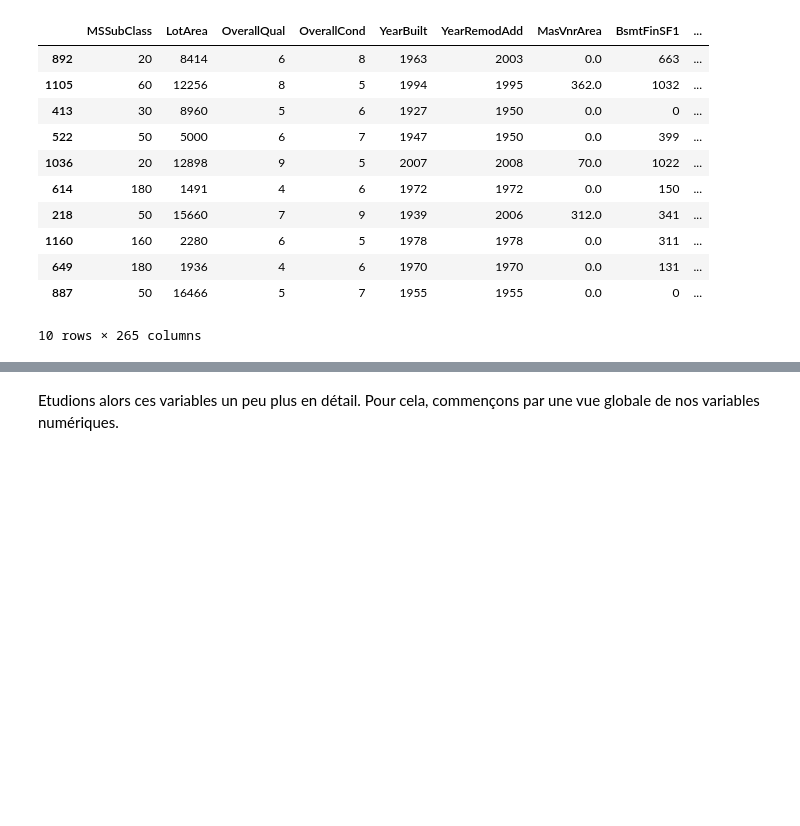
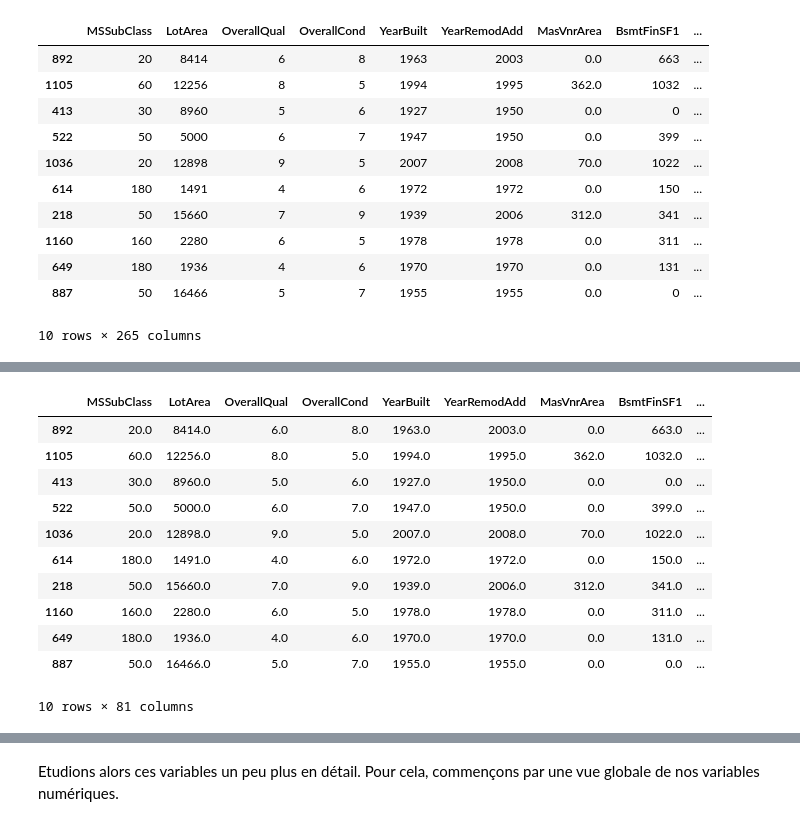
Before and after one commit to maximege/ML_House_Prices, a Jupyter notebook: Geniesse_VanHille_HousePricesAdvancedRegressionTechniques.ipynb, the cells around one changed output, grey strips where cells are left out. Cells and saved outputs as stored; diff of their text form; code cells hidden in the pictures; blank space fills up the shorter version.

```diff
--- a/Geniesse_VanHille_HousePricesAdvancedRegressionTechniques.ipynb
+++ b/Geniesse_VanHille_HousePricesAdvancedRegressionTechniques.ipynb
@@ -226,0 +240,15 @@ X_train.head(10)
+# %%
+X_train.head(10)
+# %% [output]
+|  | MSSubClass | LotArea | OverallQual | OverallCond | YearBuilt | YearRemodAdd | MasVnrArea | BsmtFinSF1 | ... |
+| 892 | 20.0 | 8414.0 | 6.0 | 8.0 | 1963.0 | 2003.0 | 0.0 | 663.0 | ... |
+| 1105 | 60.0 | 12256.0 | 8.0 | 5.0 | 1994.0 | 1995.0 | 362.0 | 1032.0 | ... |
+| 413 | 30.0 | 8960.0 | 5.0 | 6.0 | 1927.0 | 1950.0 | 0.0 | 0.0 | ... |
+| 522 | 50.0 | 5000.0 | 6.0 | 7.0 | 1947.0 | 1950.0 | 0.0 | 399.0 | ... |
+| 1036 | 20.0 | 12898.0 | 9.0 | 5.0 | 2007.0 | 2008.0 | 70.0 | 1022.0 | ... |
+| 614 | 180.0 | 1491.0 | 4.0 | 6.0 | 1972.0 | 1972.0 | 0.0 | 150.0 | ... |
+| 218 | 50.0 | 15660.0 | 7.0 | 9.0 | 1939.0 | 2006.0 | 312.0 | 341.0 | ... |
+| 1160 | 160.0 | 2280.0 | 6.0 | 5.0 | 1978.0 | 1978.0 | 0.0 | 311.0 | ... |
+| 649 | 180.0 | 1936.0 | 4.0 | 6.0 | 1970.0 | 1970.0 | 0.0 | 131.0 | ... |
+| 887 | 50.0 | 16466.0 | 5.0 | 7.0 | 1955.0 | 1955.0 | 0.0 | 0.0 | ... |
+10 rows × 81 columns
```
Also changed, not shown: parts of 18 cells of this notebook.
